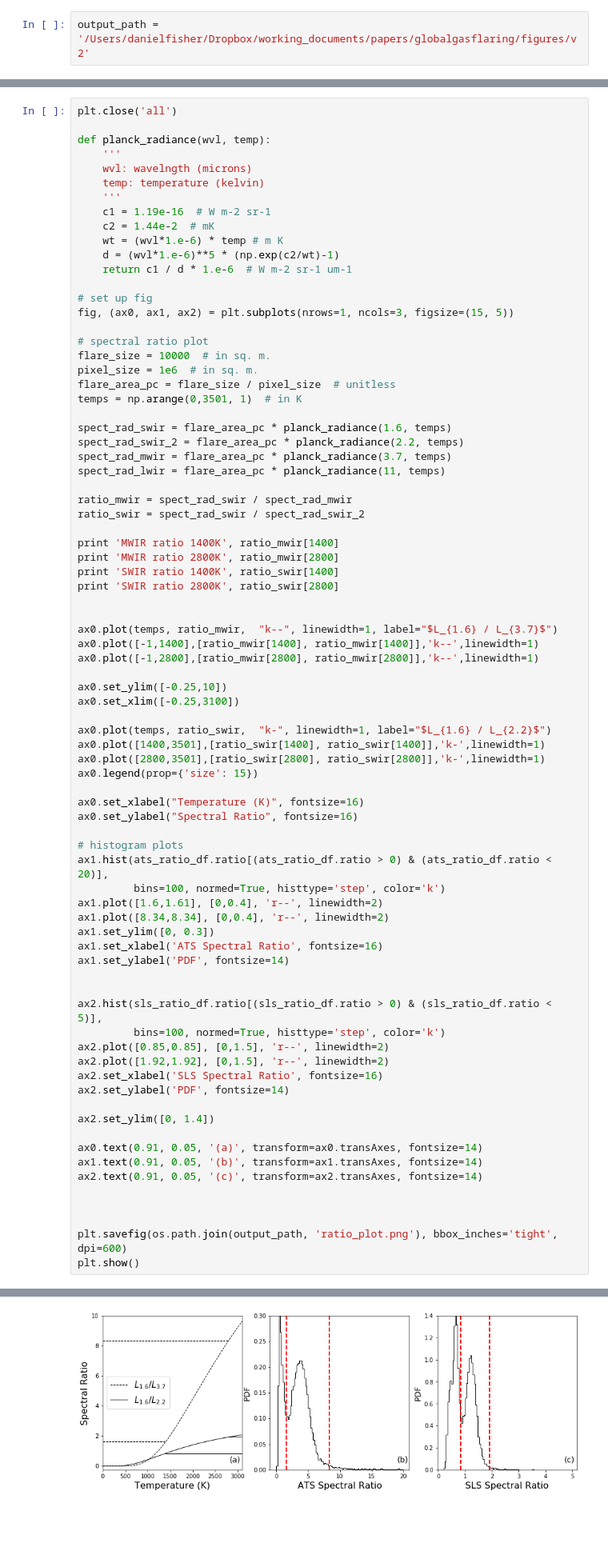
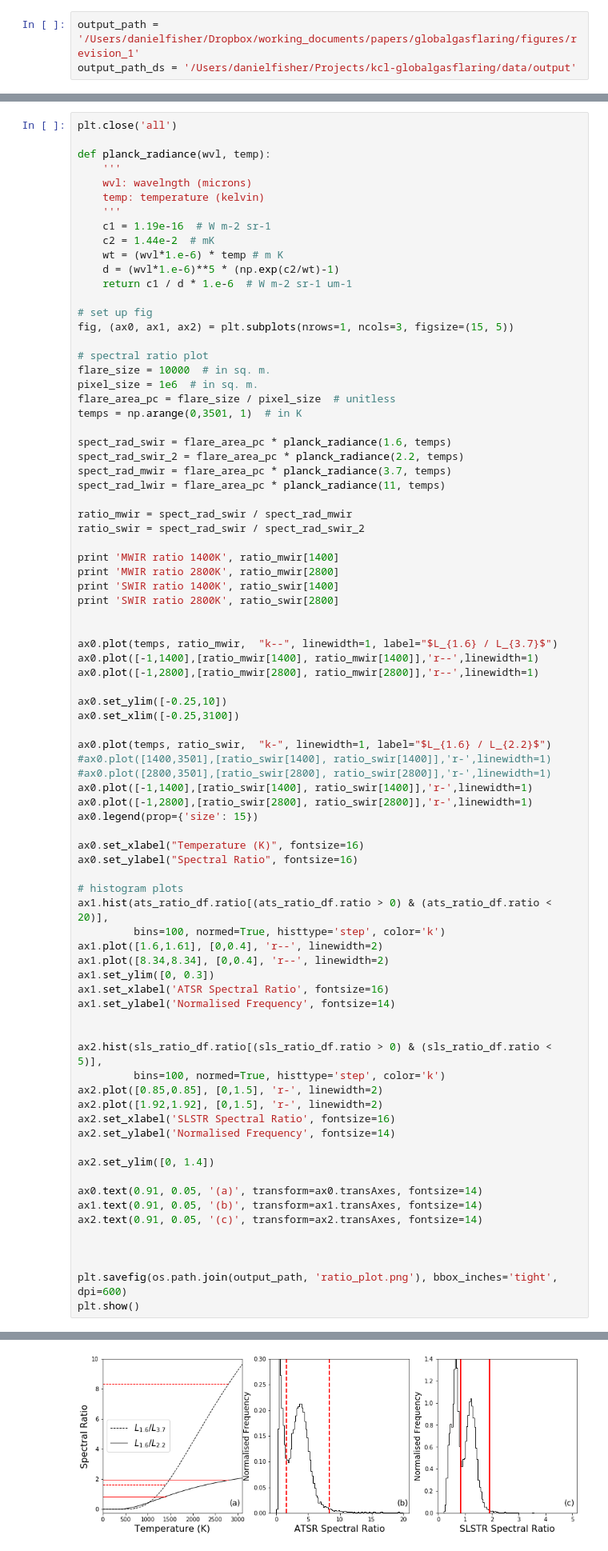
Before and after one commit to dnf0/kcl-globalgasflaring, a Jupyter notebook: notebooks/Paper Analysis Combined.ipynb, the cells around one changed output, grey strips where cells are left out. Shown at 80% size. Cells and saved outputs as stored; diff of their text form; blank space fills up the shorter version.

```diff
--- a/notebooks/Paper Analysis Combined.ipynb
+++ b/notebooks/Paper Analysis Combined.ipynb
@@ -32,7 +32,8 @@ from lxml import html
 import xml.etree.ElementTree as et
 import h5py
 # %%
-output_path = '/Users/danielfisher/Dropbox/working_documents/papers/globalgasflaring/figures/v2'
+output_path = '/Users/danielfisher/Dropbox/working_documents/papers/globalgasflaring/figures/revision_1'
+output_path_ds = '/Users/danielfisher/Projects/kcl-globalgasflaring/data/output'
 # %%
 def get_arcmin(x):
     '''
@@ -456,15 +471,17 @@ print 'SWIR ratio 2800K', ratio_swir[2800]
 
 
 ax0.plot(temps, ratio_mwir,  "k--", linewidth=1, label="$L_{1.6} / L_{3.7}$")
-ax0.plot([-1,1400],[ratio_mwir[1400], ratio_mwir[1400]],'k--',linewidth=1)
-ax0.plot([-1,2800],[ratio_mwir[2800], ratio_mwir[2800]],'k--',linewidth=1)
+ax0.plot([-1,1400],[ratio_mwir[1400], ratio_mwir[1400]],'r--',linewidth=1)
+ax0.plot([-1,2800],[ratio_mwir[2800], ratio_mwir[2800]],'r--',linewidth=1)
 
 ax0.set_ylim([-0.25,10])
 ax0.set_xlim([-0.25,3100])
 
 ax0.plot(temps, ratio_swir,  "k-", linewidth=1, label="$L_{1.6} / L_{2.2}$")
-ax0.plot([1400,3501],[ratio_swir[1400], ratio_swir[1400]],'k-',linewidth=1)
-ax0.plot([2800,3501],[ratio_swir[2800], ratio_swir[2800]],'k-',linewidth=1)
+#ax0.plot([1400,3501],[ratio_swir[1400], ratio_swir[1400]],'r-',linewidth=1)
+#ax0.plot([2800,3501],[ratio_swir[2800], ratio_swir[2800]],'r-',linewidth=1)
+ax0.plot([-1,1400],[ratio_swir[1400], ratio_swir[1400]],'r-',linewidth=1)
+ax0.plot([-1,2800],[ratio_swir[2800], ratio_swir[2800]],'r-',linewidth=1)
 ax0.legend(prop={'size': 15})
 
 ax0.set_xlabel("Temperature (K)", fontsize=16)
@@ -476,16 +493,16 @@ ax1.hist(ats_ratio_df.ratio[(ats_ratio_df.ratio > 0) & (ats_ratio_df.ratio < 20)
 ax1.plot([1.6,1.61], [0,0.4], 'r--', linewidth=2)
 ax1.plot([8.34,8.34], [0,0.4], 'r--', linewidth=2)
 ax1.set_ylim([0, 0.3])
-ax1.set_xlabel('ATS Spectral Ratio', fontsize=16)
-ax1.set_ylabel('PDF', fontsize=14)
+ax1.set_xlabel('ATSR Spectral Ratio', fontsize=16)
+ax1.set_ylabel('Normalised Frequency', fontsize=14)
 
 
 ax2.hist(sls_ratio_df.ratio[(sls_ratio_df.ratio > 0) & (sls_ratio_df.ratio < 5)],
          bins=100, normed=True, histtype='step', color='k')
-ax2.plot([0.85,0.85], [0,1.5], 'r--', linewidth=2)
-ax2.plot([1.92,1.92], [0,1.5], 'r--', linewidth=2)
-ax2.set_xlabel('SLS Spectral Ratio', fontsize=16)
-ax2.set_ylabel('PDF', fontsize=14)
+ax2.plot([0.85,0.85], [0,1.5], 'r-', linewidth=2)
+ax2.plot([1.92,1.92], [0,1.5], 'r-', linewidth=2)
+ax2.set_xlabel('SLSTR Spectral Ratio', fontsize=16)
+ax2.set_ylabel('Normalised Frequency', fontsize=14)
 
 ax2.set_ylim([0, 1.4])
 
@@ -505,4 +522,4 @@ SWIR ratio 2800K 1.92537559432
-[figure, old version]
+[figure, new version]
 # %% [markdown]
 ## Sample Level Ratio Analysis
 # %% [markdown]
```
Also changed, not shown: parts of 63 cells of this notebook, 3 other files.
